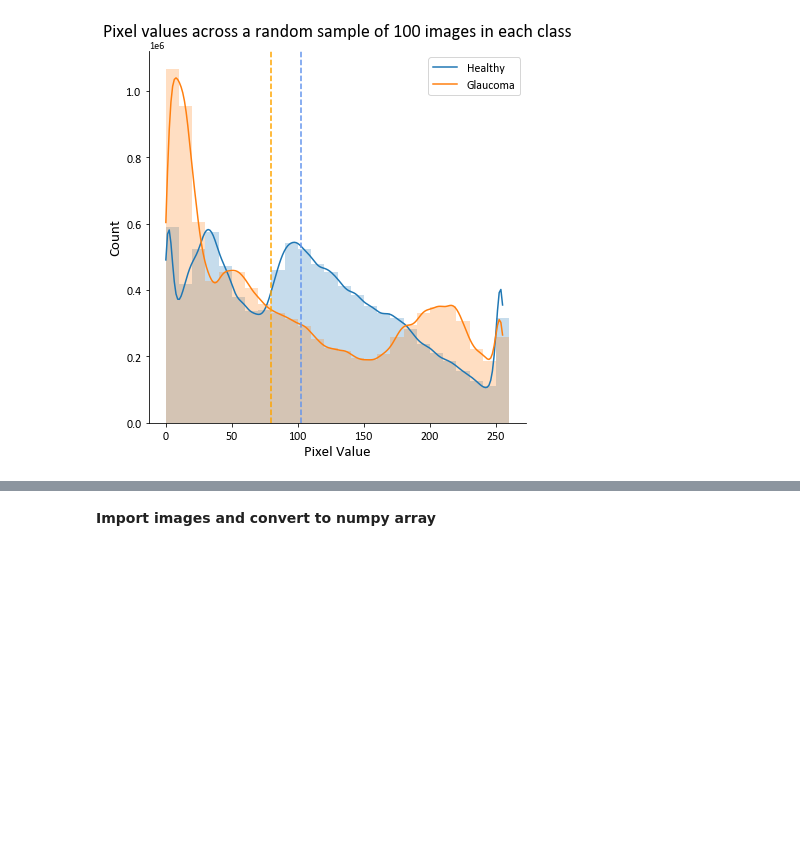
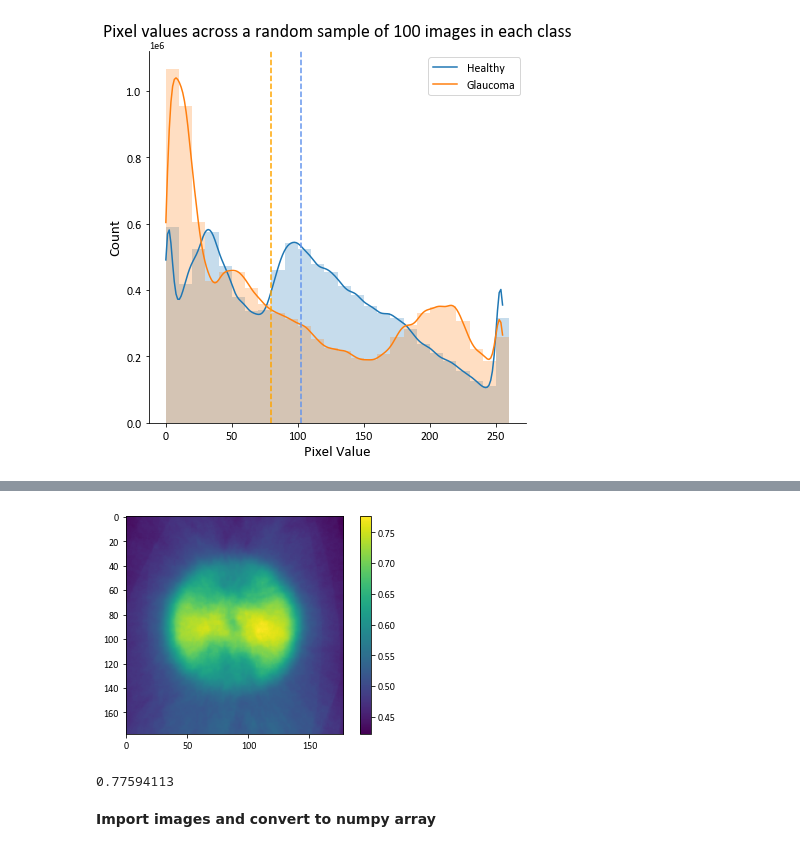
Before and after one commit to gigi-codes/wwc_hackathon_22, a Jupyter notebook: code/01_import_save_data.ipynb, the cells around one changed output, grey strips where cells are left out. Saved outputs shown, nothing was run; the diff lists cells and outputs as text; code cells hidden in the pictures; blank space fills up the shorter version.

```diff
--- a/code/01_import_save_data.ipynb
+++ b/code/01_import_save_data.ipynb
@@ -142,0 +176,19 @@ plt.savefig('../figures/pixel_distribution.png', bbox_inches='tight', dpi=300)
+# %%
+healthy_pixels = []
+
+for f in healthy_images:
+    i = np.asarray(Image.open(f).resize((178, 178)))[:,:,0].ravel()
+    div = max(i)
+    i = np.array([el/div for el in i])
+    healthy_pixels.append(i)
+    i = np.asarray(Image.open(f).resize((178, 178)))[:,:,1].ravel()
+    div = max(i)
+    i = np.array([el/div for el in i])
+    healthy_pixels.append(i)
+    i = np.asarray(Image.open(f).resize((178, 178)))[:,:,2].ravel()
+    div = max(i)
+    i = np.array([el/div for el in i])
+    healthy_pixels.append(i)
+
+
+avg=pd.DataFrame(healthy_pixels).mean().values
@@ -142,0 +197,5 @@ plt.savefig('../figures/pixel_distribution.png', bbox_inches='tight', dpi=300)
+# %%
+plt.imshow(avg.reshape((178,178)))
+plt.colorbar();
+# %% [output]
+[figure, added]
@@ -143,3 +207,7 @@ plt.savefig('../figures/pixel_distribution.png', bbox_inches='tight', dpi=300)
+# %%
+max(avg)
+# %% [output]
+0.77594113
 # %% [markdown]
 **Import images and convert to numpy array**
 # %%
```
Also changed, not shown: parts of 9 cells of this notebook, 7 other files.
